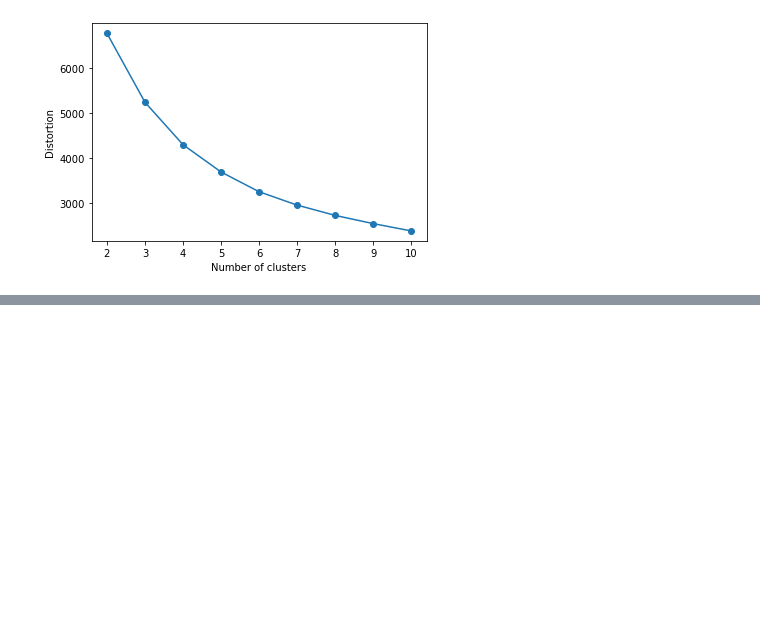
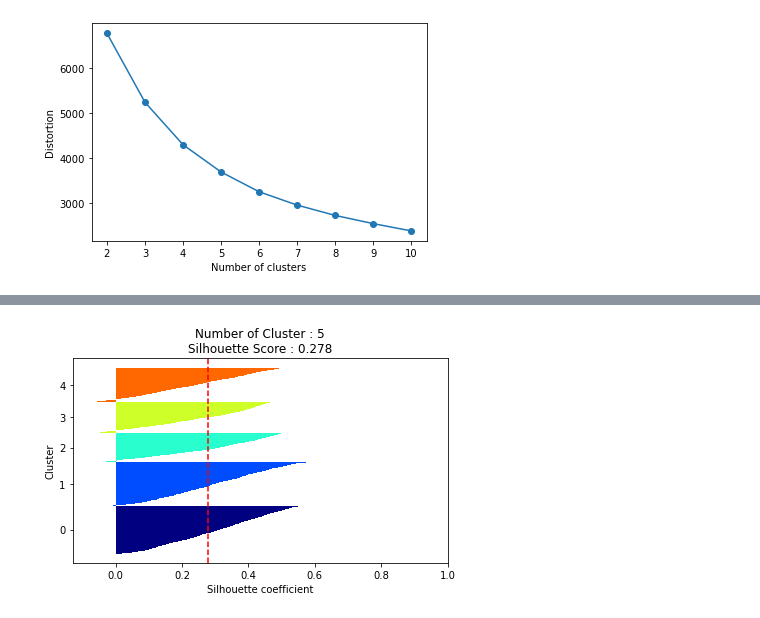
Before and after one commit to sudale/machine-learning, a Jupyter notebook: 군집분석.ipynb, the cells around one changed output, grey strips where cells are left out. Cells and saved outputs as stored; diff of their text form; code cells hidden in the pictures; blank space fills up the shorter version.

```diff
--- a/군집분석.ipynb
+++ b/군집분석.ipynb
@@ -267,0 +294,4 @@ NameError: name 'n_cluster' is not defined
+# %%
+silhouetteViz(5, X_features_scaled)
+# %% [output]
+[figure, added]
```
Also changed, not shown: parts of 18 cells of this notebook, 9 other files.
